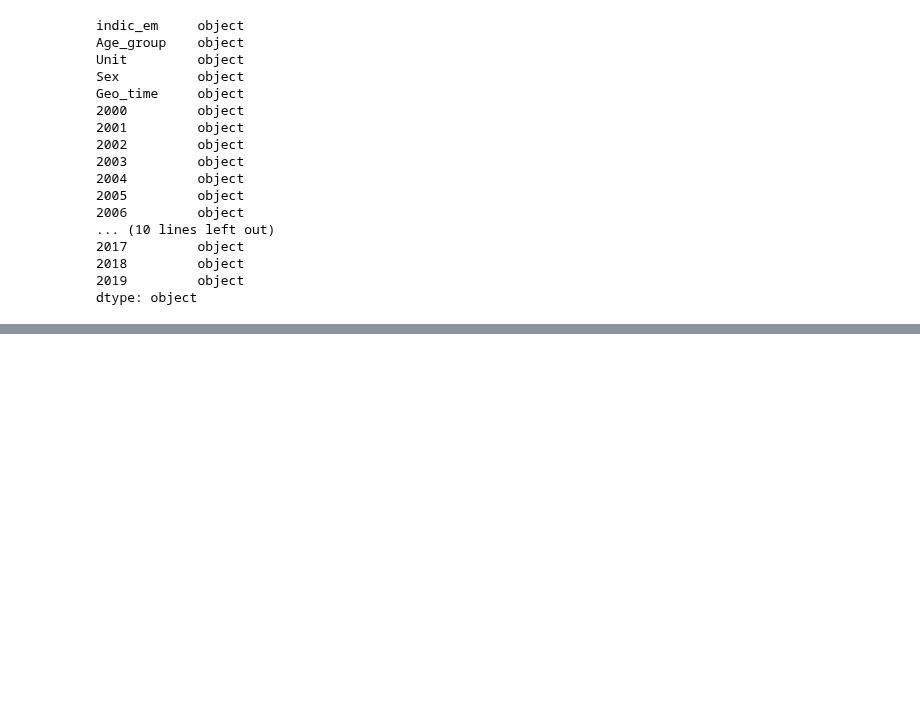
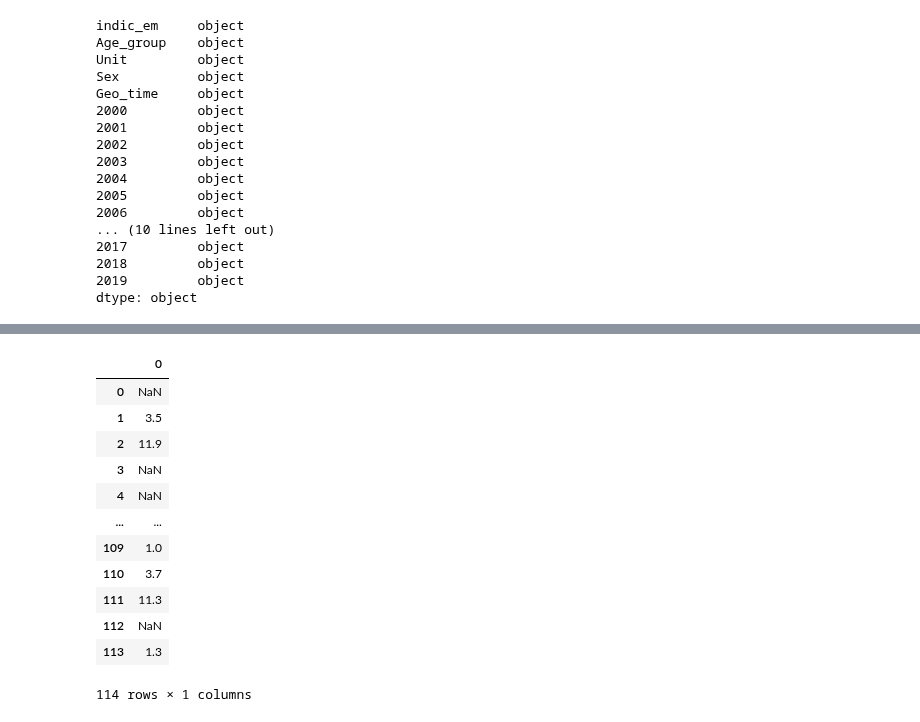
Before and after one commit to Malonk/unemployment_stats, a Jupyter notebook: notebooks/main_j.ipynb, the cells around one changed output, grey strips where cells are left out. Drawn from its saved outputs; the diff is of its cells as text; code cells hidden in the pictures; blank space fills up the shorter version.

```diff
--- a/notebooks/main_j.ipynb
+++ b/notebooks/main_j.ipynb
@@ -137,4 +137,4 @@ ltubysex1['2001'].value_counts()
 Name: 2001, dtype: int64
 # %%
 # Turn Years into numerics
-ltubysex1['2002'] = pd.to_numeric(ltubysex1['2002'], errors='coerce').fillna(0)
+ltubysex1['2002'] = pd.to_numeric(ltubysex1['2002'], errors='coerce')
@@ -142,0 +157,29 @@ ltubysex1.head()
+# %%
+def simplify_col(col):
+    """Return column as series with dtype float."""
+
+    def _split_str(x):
+        x = x.split()
+        return x[0] if isinstance(x, list) else x
+
+    col = (np.where(col.str.contains(":"),
+                        pd.NA,
+                        col
+                        .apply(_split_str)))
+    return pd.to_numeric(col, errors="coerce")
+# %%
+pd.DataFrame(simplify_col(ltubysex1['2001']))
+# %% [output]
+|  | 0 |
+| 0 | NaN |
+| 1 | 3.5 |
+| 2 | 11.9 |
+| 3 | NaN |
+| 4 | NaN |
+| ... | ... |
+| 109 | 1.0 |
+| 110 | 3.7 |
+| 111 | 11.3 |
+| 112 | NaN |
+| 113 | 1.3 |
+114 rows × 1 columns
```
Also changed, not shown: parts of 3 cells of this notebook.
